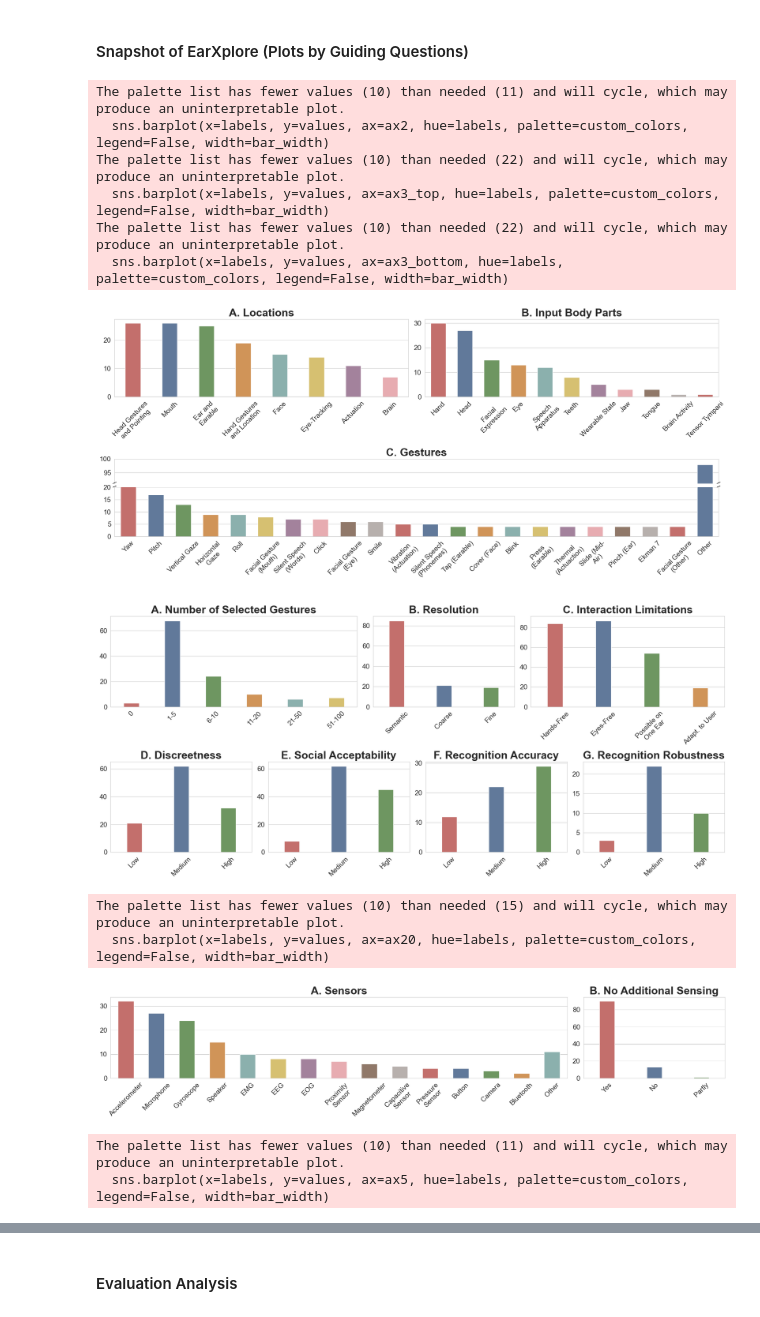
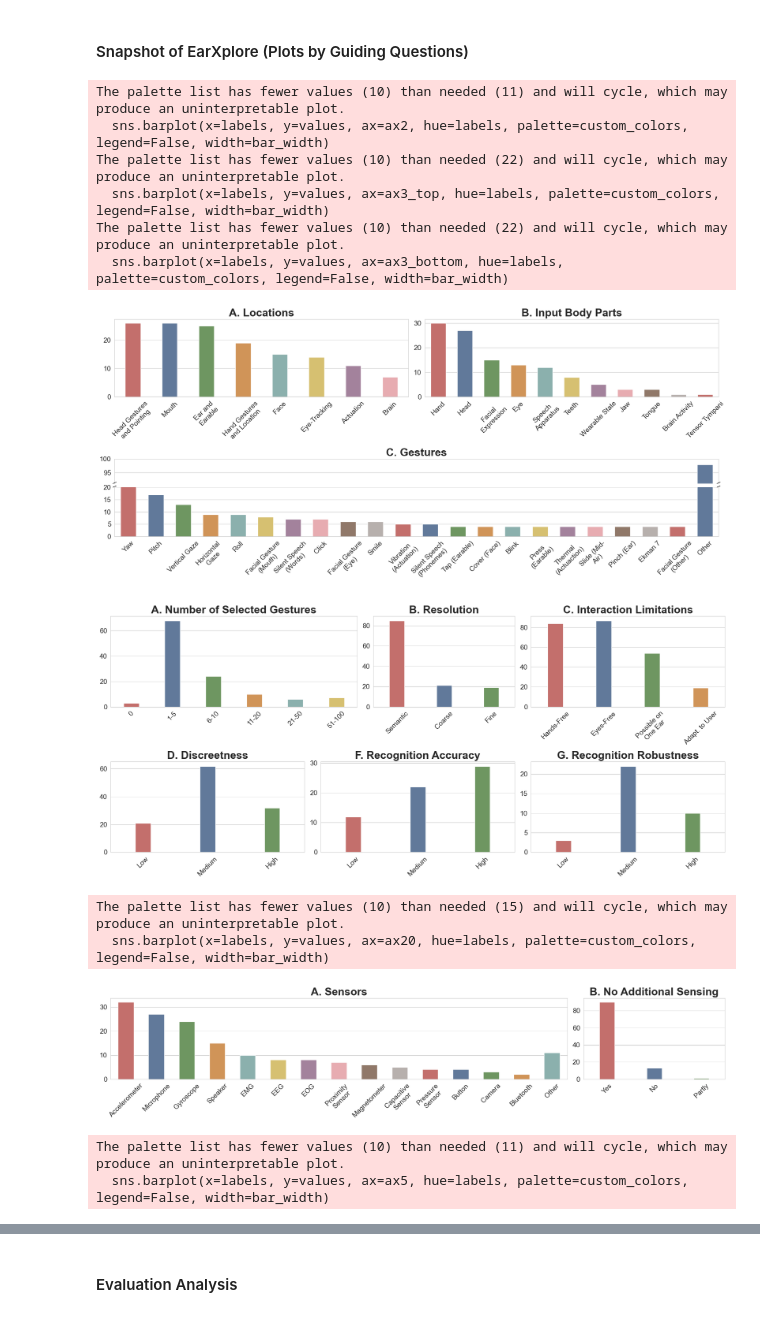
Before and after one commit to OpenEarable/earXplore, a Jupyter notebook: insights_statistics.ipynb, the cells around one changed output, grey strips where cells are left out. Drawn from its saved outputs; the diff is of its cells as text; code cells hidden in the pictures.

```diff
--- a/insights_statistics.ipynb
+++ b/insights_statistics.ipynb
@@ -467,7 +169,6 @@ data_dict = [
         'Adapt. to User': df['Interaction_PANEL_Adaptation of the Interaction Detection Algorithm to User'].str.strip().str.contains('Yes', na=False).sum(),
     },
     create_ordered_quality_counts(df['Interaction_PANEL_Discreetness of Interaction Techniques']),
-    create_ordered_quality_counts(df['Interaction_PANEL_Social Acceptability of Interaction Techniques']),
     create_ordered_quality_counts(df['Interaction_PANEL_Accuracy of Interaction Recognition']),
     create_ordered_quality_counts(df['Interaction_PANEL_Robustness of Interaction Detection']),
     aggregate_with_threshold(df['Sensing_PANEL_Sensors'], min_count=2),
@@ -477,7 +178,6 @@ data_dict = [
         'Usability Evaluations': df['Study_PANEL_Usability Evaluations'].str.strip().str.contains('Yes', na=False).sum(),
         'Cognitive Ease Evaluations': df['Study_PANEL_Cognitive Ease Evaluations'].str.strip().str.contains('Yes', na=False).sum(),
         'Discreetness of Interactions Evaluations': df['Study_PANEL_Discreetness of Interactions Evaluations'].str.strip().str.contains('Yes', na=False).sum(),
-        'Social Acceptability of Interactions Evaluations': df['Study_PANEL_Social Acceptability of Interactions Evaluations'].str.strip().str.contains('Yes', na=False).sum(),
         'Accuracy of Interactions Evaluations': df['Study_PANEL_Accuracy of Interactions Evaluations'].str.strip().str.contains('Yes', na=False).sum(),
         'Alternative Interaction Validity Evaluations': df['Study_PANEL_Alternative Interaction Validity Evaluations'].str.strip().str.contains('Yes', na=False).sum()
     },
@@ -597,7 +297,7 @@ fig.add_artist(plt.Line2D(
 
 
 # Save and show the figure
-plt.savefig("C:/Users/Jonas Hummel/Documents/Studium - PhD Informatik/Survey Paper Interaction/figs/summary_q1.pdf", format='pdf', dpi=300, bbox_inches='tight')
+plt.savefig("C:/Users/jonas/Documents/Studium - PhD Informatik/Survey Paper Interaction/figs/summary_q1.pdf", format='pdf', dpi=300, bbox_inches='tight')
 plt.show()
 
 
@@ -626,7 +326,7 @@ ax14.set_xticks(range(len(labels)))
 wrapped_labels = [textwrap.fill(label, width=14) for label in labels]  # Adjust width as needed
 ax14.set_xticklabels(wrapped_labels, rotation=45, ha='center')
 
-# Third row: Interaction Limitations
+# Second row: Interaction Limitations
 ax15 = fig.add_subplot(gs[0, 8:])  # Second plot spans 3 columns
 labels, values = zip(*data_dict[5].items())
 bar_width = calculate_bar_width(ax15, len(labels), absolute_bar_width_inches)
@@ -637,7 +337,7 @@ wrapped_labels = [textwrap.fill(label, width=14) for label in labels]  # Adjust
 ax15.set_xticklabels(wrapped_labels, rotation=45, ha='center')
 
 # Third row: Discreetness of Interaction Techniques
-ax16 = fig.add_subplot(gs[1, :3])  # Second plot spans 3 columns
+ax16 = fig.add_subplot(gs[1, :4])  # Second plot spans 3 columns
 labels, values = zip(*data_dict[6].items())
 bar_width = calculate_bar_width(ax16, len(labels), absolute_bar_width_inches)
 sns.barplot(x=labels, y=values, ax=ax16, hue=labels, palette=custom_colors, legend=False, width=bar_width)
@@ -646,19 +346,9 @@ ax16.set_xticks(range(len(labels)))
 wrapped_labels = [textwrap.fill(label, width=14) for label in labels]  # Adjust width as needed
 ax16.set_xticklabels(wrapped_labels, rotation=45, ha='center')
 
-# Third row: Social Acceptability of Interaction Techniques
-ax17 = fig.add_subplot(gs[1, 3:6])  # Second plot spans 3 columns
+# Third row: Accuracy of Interaction Recognition
+ax18 = fig.add_subplot(gs[1, 4:8])  # Second plot spans 3 columns
 labels, values = zip(*data_dict[7].items())
-bar_width = calculate_bar_width(ax17, len(labels), absolute_bar_width_inches)
-sns.barplot(x=labels, y=values, ax=ax17, hue=labels, palette=custom_colors, legend=False, width=bar_width)
-ax17.set_title("E. Social Acceptability", fontweight='bold')
-ax17.set_xticks(range(len(labels)))
-wrapped_labels = [textwrap.fill(label, width=14) for label in labels]  # Adjust width as needed
-ax17.set_xticklabels(wrapped_labels, rotation=45, ha='center')
-
-# Third row: Accuracy of Interaction Recognition
-ax18 = fig.add_subplot(gs[1, 6:9])  # Second plot spans 3 columns
-labels, values = zip(*data_dict[8].items())
 bar_width = calculate_bar_width(ax18, len(labels), absolute_bar_width_inches)
 sns.barplot(x=labels, y=values, ax=ax18, hue=labels, palette=custom_colors, legend=False, width=bar_width)
 ax18.set_title("F. Recognition Accuracy", fontweight='bold')
@@ -667,8 +357,8 @@ wrapped_labels = [textwrap.fill(label, width=14) for label in labels]  # Adjust
 ax18.set_xticklabels(wrapped_labels, rotation=45, ha='center')
 
 # Third row: Robustness of Interaction Detection
-ax19 = fig.add_subplot(gs[1, 9:])  # Second plot spans 3 columns
-labels, values = zip(*data_dict[9].items())
+ax19 = fig.add_subplot(gs[1, 8:])  # Second plot spans 3 columns
+labels, values = zip(*data_dict[8].items())
 bar_width = calculate_bar_width(ax19, len(labels), absolute_bar_width_inches)
 sns.barplot(x=labels, y=values, ax=ax19, hue=labels, palette=custom_colors, legend=False, width=bar_width)
 ax19.set_title("G. Recognition Robustness", fontweight='bold')
@@ -678,7 +368,7 @@ ax19.set_xticklabels(wrapped_labels, rotation=45, ha='center')
 
 # Adjust layout
 plt.tight_layout()
-plt.savefig("C:/Users/Jonas Hummel/Documents/Studium - PhD Informatik/Survey Paper Interaction/figs/summary_q2.pdf", format='pdf', dpi=300, bbox_inches='tight')
+plt.savefig("C:/Users/jonas/Documents/Studium - PhD Informatik/Survey Paper Interaction/figs/summary_q2.pdf", format='pdf', dpi=300, bbox_inches='tight')
 plt.show()
 
 
@@ -689,7 +379,7 @@ gs = GridSpec(1, 12, width_ratios=[1, 1, 1, 1, 1, 1, 1, 1, 1, 1, 1, 1], height_r
 
 # Fourth row: Sensors
 ax20 = fig.add_subplot(gs[0, :9])  # Second plot spans 3 columns
-labels, values = zip(*data_dict[10].items())
+labels, values = zip(*data_dict[9].items())
 bar_width = calculate_bar_width(ax20, len(labels), absolute_bar_width_inches)
 sns.barplot(x=labels, y=values, ax=ax20, hue=labels, palette=custom_colors, legend=False, width=bar_width)
 ax20.set_title("A. Sensors", fontweight='bold')
@@ -698,7 +388,7 @@ wrapped_labels = [textwrap.fill(label, width=14) for label in labels]  # Adjust
 ax20.set_xticklabels(wrapped_labels, rotation=45, ha='center')
 
 ax21 = fig.add_subplot(gs[0, 9:])  # Second plot spans 3 columns
-labels, values = zip(*data_dict[11].items())
+labels, values = zip(*data_dict[10].items())
 bar_width = calculate_bar_width(ax21, len(labels), absolute_bar_width_inches)
 sns.barplot(x=labels, y=values, ax=ax21, hue=labels, palette=custom_colors, legend=False, width=bar_width)
 ax21.set_title("B. No Additional Sensing", fontweight='bold')
@@ -708,7 +398,7 @@ ax21.set_xticklabels(wrapped_labels, rotation=45, ha='center')
 
 # Adjust layout
 plt.tight_layout()
-plt.savefig("C:/Users/Jonas Hummel/Documents/Studium - PhD Informatik/Survey Paper Interaction/figs/summary_q3.pdf", format='pdf', dpi=300, bbox_inches='tight')
+plt.savefig("C:/Users/jonas/Documents/Studium - PhD Informatik/Survey Paper Interaction/figs/summary_q3.pdf", format='pdf', dpi=300, bbox_inches='tight')
 plt.show()
 
 
@@ -719,7 +409,7 @@ gs = GridSpec(2, 12, width_ratios=[1, 1, 1, 1, 1, 1, 1, 1, 1, 1, 1, 1], height_r
 
 # Fourth row: Evaluations
 ax4 = fig.add_subplot(gs[0, :6])  # Second plot spans 3 columns
-labels, values = zip(*data_dict[12].items())
+labels, values = zip(*data_dict[11].items())
 bar_width = calculate_bar_width(ax4, len(labels), absolute_bar_width_inches)
 sns.barplot(x=labels, y=values, ax=ax4, hue=labels, palette=custom_colors, legend=False, width=bar_width)
 ax4.set_title("A. Evaluations", fontweight='bold')
@@ -728,15 +418,14 @@ labels = list(labels)  # Convert to list for manipulation
 labels[1] = 'Usability'  # Adjust label for better readability
 labels[2] = 'Cognitive Ease'  # Adjust label for better readability
 labels[3] = 'Discreetness'  # Adjust label for better readability
-labels[4] = 'Social Acceptability'  # Adjust label for better readability
-labels[5] = 'Accuracy.'  # Adjust label for better readability
-labels[6] = 'Alternative Validity Metric'  # Adjust label for better readability
+labels[4] = 'Accuracy.'  # Adjust label for better readability
+labels[5] = 'Alternative Validity Metric'  # Adjust label for better readability
 wrapped_labels = [textwrap.fill(label, width=14) for label in labels]  # Adjust width as needed
 ax4.set_xticklabels(wrapped_labels, rotation=45, ha='center')
 
 # Fifth row: Settings
 ax7 = fig.add_subplot(gs[0, 6:])  # Fifth plot spans 2 columns
-labels, values = zip(*data_dict[13].items())
+labels, values = zip(*data_dict[12].items())
 bar_width = calculate_bar_width(ax7, len(labels), absolute_bar_width_inches)
 sns.barplot(x=labels, y=values, ax=ax7, hue=labels, palette=custom_colors, legend=False, width=bar_width)
 ax7.set_title("B. Evaluation of Different Settings", fontweight='bold')
@@ -746,7 +435,7 @@ ax7.set_xticklabels(wrapped_labels, rotation=45, ha='center')
 
 # Fifth row: Conditions User-Related
 ax5 = fig.add_subplot(gs[1, :7])  # Third plot spans 2 columns
-labels, values = zip(*data_dict[14].items())
+labels, values = zip(*data_dict[13].items())
 bar_width = calculate_bar_width(ax5, len(labels), absolute_bar_width_inches)
 sns.barplot(x=labels, y=values, ax=ax5, hue=labels, palette=custom_colors, legend=False, width=bar_width)
 ax5.set_title("C. Ev. of Diff. Conditions (User-Related)", fontweight='bold')
@@ -756,7 +445,7 @@ ax5.set_xticklabels(wrapped_labels, rotation=45, ha='center')
 
 # Fifth row: Conditions Environment-Related
 ax6 = fig.add_subplot(gs[1, 7:])  # Third plot spans 2 columns
-labels, values = zip(*data_dict[15].items())
+labels, values = zip(*data_dict[14].items())
 bar_width = calculate_bar_width(ax6, len(labels), absolute_bar_width_inches)
 sns.barplot(x=labels, y=values, ax=ax6, hue=labels, palette=custom_colors, legend=False, width=bar_width)
 ax6.set_title("D. Ev. of Diff. Cond. (Environment-Related)", fontweight='bold')
@@ -766,7 +455,7 @@ ax6.set_xticklabels(wrapped_labels, rotation=45, ha='center')
 
 # Adjust layout
 plt.tight_layout()
-plt.savefig("C:/Users/Jonas Hummel/Documents/Studium - PhD Informatik/Survey Paper Interaction/figs/summary_q4.pdf", format='pdf', dpi=300, bbox_inches='tight')
+plt.savefig("C:/Users/jonas/Documents/Studium - PhD Informatik/Survey Paper Interaction/figs/summary_q4.pdf", format='pdf', dpi=300, bbox_inches='tight')
 plt.show()
 
 
@@ -777,7 +466,7 @@ gs = GridSpec(1, 12, width_ratios=[1, 1, 1, 1, 1, 1, 1, 1, 1, 1, 1, 1], height_r
 
 # Sixth row: Earphone Types
 ax8 = fig.add_subplot(gs[0, :4])  # Third plot spans 2 columns
-labels, values = zip(*data_dict[16].items())
+labels, values = zip(*data_dict[15].items())
 bar_width = calculate_bar_width(ax8, len(labels), absolute_bar_width_inches)
 sns.barplot(x=labels, y=values, ax=ax8, hue=labels, palette=custom_colors, legend=False, width=bar_width)
 ax8.set_title("A. Earphone Types", fontweight='bold')
@@ -787,7 +476,7 @@ ax8.set_xticklabels(wrapped_labels, rotation=45, ha='center')
 
 # Sixth row: Development Stage
 ax9 = fig.add_subplot(gs[0, 4:8])  # Third plot spans 2 columns
-labels, values = zip(*data_dict[17].items())
+labels, values = zip(*data_dict[16].items())
 bar_width = calculate_bar_width(ax9, len(labels), absolute_bar_width_inches)
 sns.barplot(x=labels, y=values, ax=ax9, hue=labels, palette=custom_colors, legend=False, width=bar_width)
 ax9.set_title("B. Development Stages", fontweight='bold')
@@ -797,7 +486,7 @@ ax9.set_xticklabels(wrapped_labels, rotation=45, ha='center')
 
 # Sixth row: On Device and Real-Time
 ax10 = fig.add_subplot(gs[0, 8:])  # Third plot spans 2 columns
-labels, values = zip(*data_dict[18].items())
+labels, values = zip(*data_dict[17].items())
 bar_width = calculate_bar_width(ax10, len(labels), absolute_bar_width_inches)
 sns.barplot(x=labels, y=values, ax=ax10, hue=labels, palette=custom_colors, legend=False, width=bar_width)
 ax10.set_title("C. Processing", fontweight='bold')
@@ -807,7 +496,7 @@ ax10.set_xticklabels(wrapped_labels, rotation=45, ha='center')
 
 # Adjust layout
 plt.tight_layout()
-plt.savefig("C:/Users/Jonas Hummel/Documents/Studium - PhD Informatik/Survey Paper Interaction/figs/summary_q5.pdf", format='pdf', dpi=300, bbox_inches='tight')
+plt.savefig("C:/Users/jonas/Documents/Studium - PhD Informatik/Survey Paper Interaction/figs/summary_q5.pdf", format='pdf', dpi=300, bbox_inches='tight')
 plt.show()
 
 # Create a figure
@@ -817,7 +506,7 @@ gs = GridSpec(1, 12, width_ratios=[1, 1, 1, 1, 1, 1, 1, 1, 1, 1, 1, 1], height_r
 
 # Sixth row: Motivations
 ax11 = fig.add_subplot(gs[0, :])  # Third plot spans 2 columns
-labels, values = zip(*data_dict[19].items())
+labels, values = zip(*data_dict[18].items())
 bar_width = calculate_bar_width(ax11, len(labels), absolute_bar_width_inches)
 sns.barplot(x=labels, y=values, ax=ax11, hue=labels, palette=custom_colors, legend=False, width=bar_width)
 ax11.set_title("Motivations", fontweight='bold')
@@ -827,38 +516,38 @@ ax11.set_xticklabels(wrapped_labels, rotation=45, ha='center')
 
 # Adjust layout
 plt.tight_layout()
-plt.savefig("C:/Users/Jonas Hummel/Documents/Studium - PhD Informatik/Survey Paper Interaction/figs/summary_q6.pdf", format='pdf', dpi=300, bbox_inches='tight')
+plt.savefig("C:/Users/jonas/Documents/Studium - PhD Informatik/Survey Paper Interaction/figs/summary_q6.pdf", format='pdf', dpi=300, bbox_inches='tight')
 plt.show()
 
 
 # Create a figure
 fig = plt.figure(figsize=(18, 4))  # Adjust figure size as needed
 # Use GridSpec to define the layout
 gs = GridSpec(1, 12, width_ratios=[1, 1, 1, 1, 1, 1, 1, 1, 1, 1, 1, 1], height_ratios=[1])  # Custom widths and heights
 
 # Seventh row: Applications
 ax12 = fig.add_subplot(gs[0, :])  # Third plot spans 2 columns
-labels, values = zip(*data_dict[20].items())
+labels, values = zip(*data_dict[19].items())
 bar_width = calculate_bar_width(ax12, len(labels), absolute_bar_width_inches)
 sns.barplot(x=labels, y=values, ax=ax12, hue=labels, palette=custom_colors, legend=False, width=bar_width)
 ax12.set_title("Intended Applications", fontweight='bold')
 ax12.set_xticks(range(len(labels)))
 wrapped_labels = [textwrap.fill(label, width=14) for label in labels]  # Adjust width as needed
 ax12.set_xticklabels(wrapped_labels, rotation=45, ha='center')
 
 # Adjust layout
 plt.tight_layout()
-plt.savefig("C:/Users/Jonas Hummel/Documents/Studium - PhD Informatik/Survey Paper Interaction/figs/summary_q7.pdf", format='pdf', dpi=300, bbox_inches='tight')
+plt.savefig("C:/Users/jonas/Documents/Studium - PhD Informatik/Survey Paper Interaction/figs/summary_q7.pdf", format='pdf', dpi=300, bbox_inches='tight')
 plt.show()
 # %% [output]
 The palette list has fewer values (10) than needed (11) and will cycle, which may produce an uninterpretable plot.
   sns.barplot(x=labels, y=values, ax=ax2, hue=labels, palette=custom_colors, legend=False, width=bar_width)
 The palette list has fewer values (10) than needed (22) and will cycle, which may produce an uninterpretable plot.
   sns.barplot(x=labels, y=values, ax=ax3_top, hue=labels, palette=custom_colors, legend=False, width=bar_width)
 The palette list has fewer values (10) than needed (22) and will cycle, which may produce an uninterpretable plot.
   sns.barplot(x=labels, y=values, ax=ax3_bottom, hue=labels, palette=custom_colors, legend=False, width=bar_width)
 [figure]
-[figure, old version]
+[figure, new version]
 The palette list has fewer values (10) than needed (15) and will cycle, which may produce an uninterpretable plot.
   sns.barplot(x=labels, y=values, ax=ax20, hue=labels, palette=custom_colors, legend=False, width=bar_width)
 [figure]
```
Also changed, not shown: parts of 17 cells of this notebook, 14 other files.
